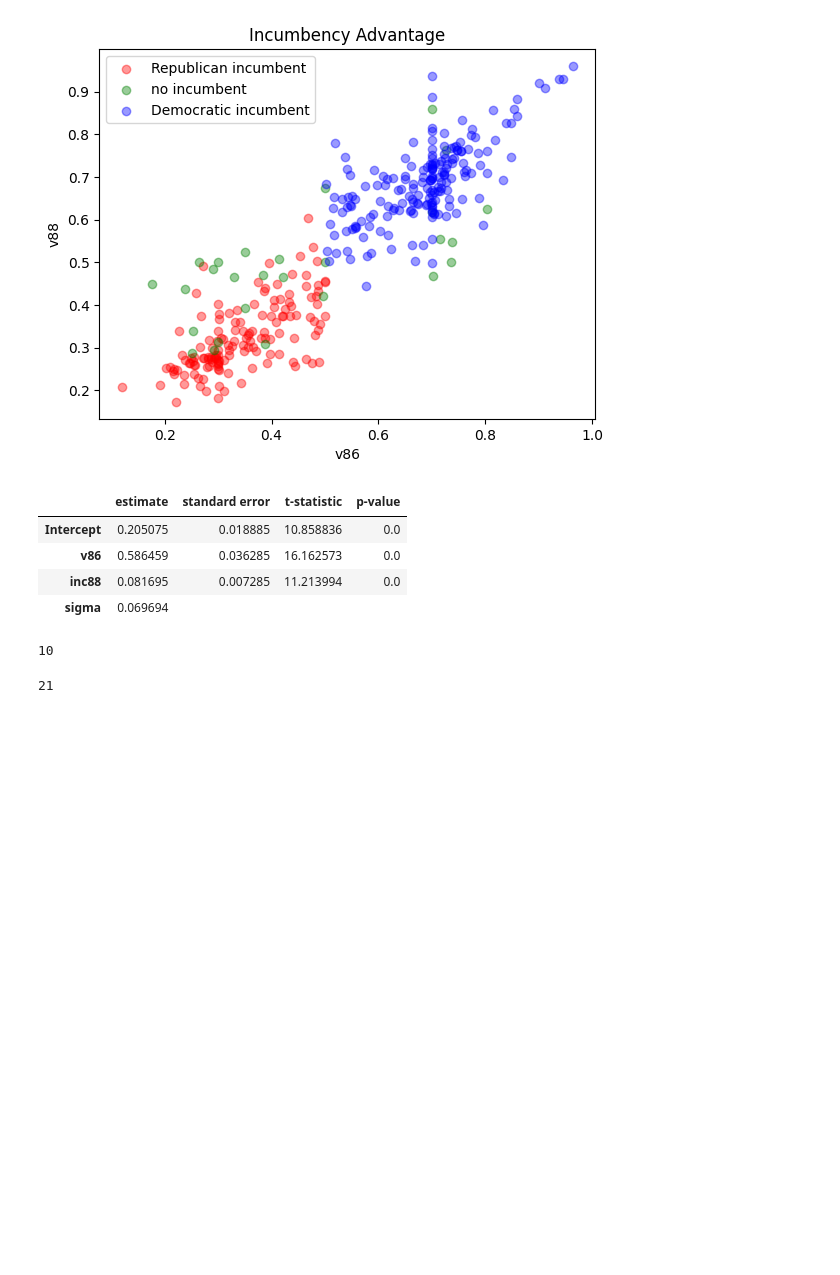
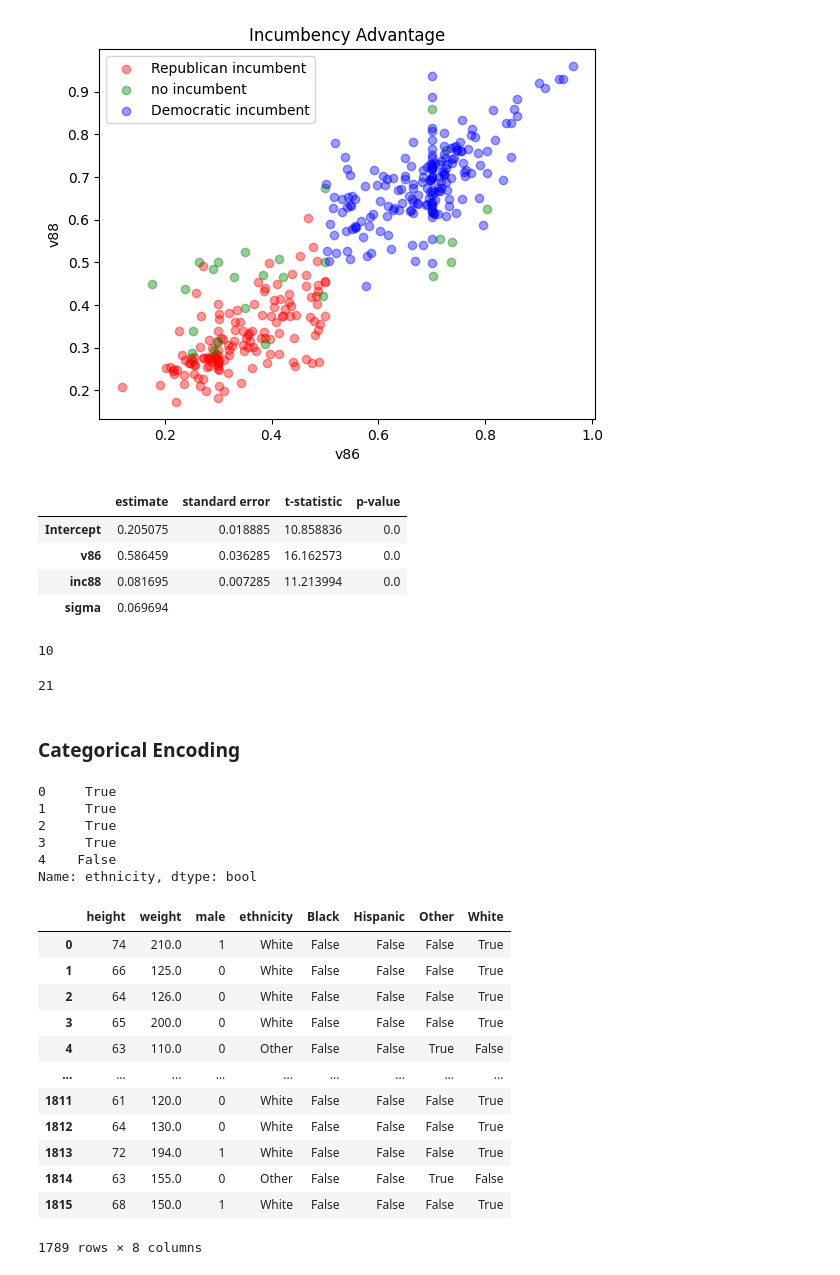
Before and after one commit to mgreenbe/DATA335W2025, a Jupyter notebook: code/2linearregression.ipynb, the cells around one changed output. Cells and saved outputs as stored; diff of their text form; code cells hidden in the pictures; blank space fills up the shorter version.

```diff
--- a/code/2linearregression.ipynb
+++ b/code/2linearregression.ipynb
@@ -1360,3 +1370,38 @@ dem_win_obs = data90["vote"] > 0.5
 sum(dem_win_obs != dem_win_pred)
 # %% [output]
 21
+# %% [markdown]
+### Categorical Encoding
+# %%
+df = pd.read_csv(
+    "../data/earnings.csv", usecols=["weight", "height", "male", "ethnicity"]
+).dropna()
+
+df["ethnicity"].unique()
+
+is_white = df["ethnicity"] == "White"
+is_white.head()
+# %% [output]
+0     True
+1     True
+2     True
+3     True
+4    False
+Name: ethnicity, dtype: bool
+# %%
+data = pd.concat([df, pd.get_dummies(df["ethnicity"])], axis=1)
+data
+# %% [output]
+|  | height | weight | male | ethnicity | Black | Hispanic | Other | White |
+| 0 | 74 | 210.0 | 1 | White | False | False | False | True |
+| 1 | 66 | 125.0 | 0 | White | False | False | False | True |
+| 2 | 64 | 126.0 | 0 | White | False | False | False | True |
+| 3 | 65 | 200.0 | 0 | White | False | False | False | True |
+| 4 | 63 | 110.0 | 0 | Other | False | False | True | False |
+| ... | ... | ... | ... | ... | ... | ... | ... | ... |
+| 1811 | 61 | 120.0 | 0 | White | False | False | False | True |
+| 1812 | 64 | 130.0 | 0 | White | False | False | False | True |
+| 1813 | 72 | 194.0 | 1 | White | False | False | False | True |
+| 1814 | 63 | 155.0 | 0 | Other | False | False | True | False |
+| 1815 | 68 | 150.0 | 1 | White | False | False | False | True |
+1789 rows × 8 columns
```
Also changed, not shown: parts of 15 cells of this notebook, 1 other file.
